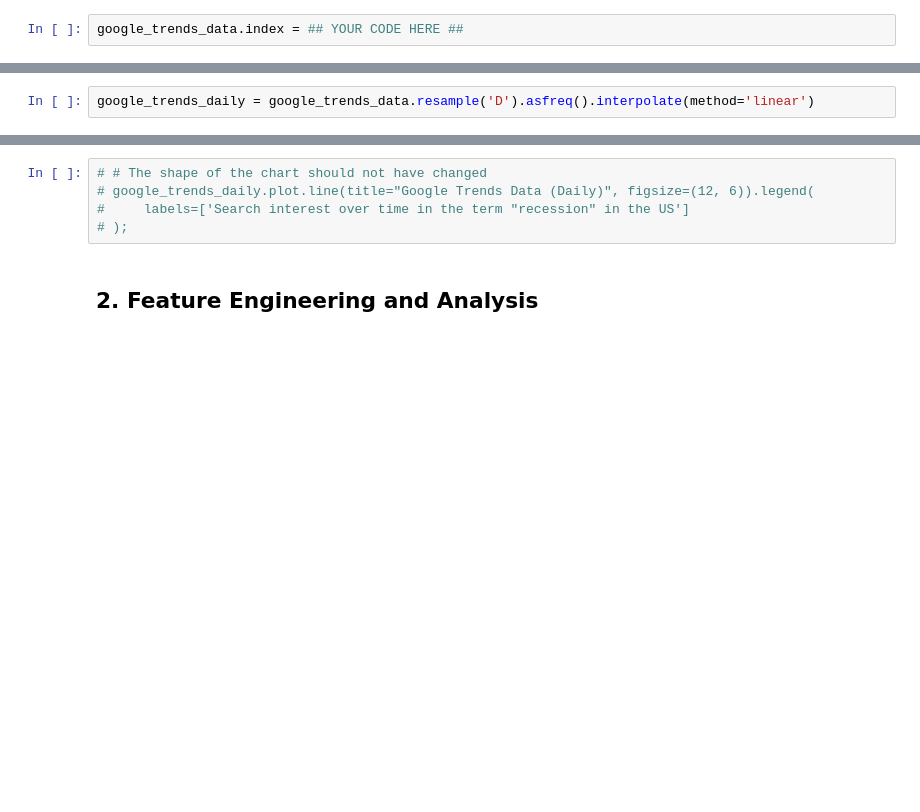
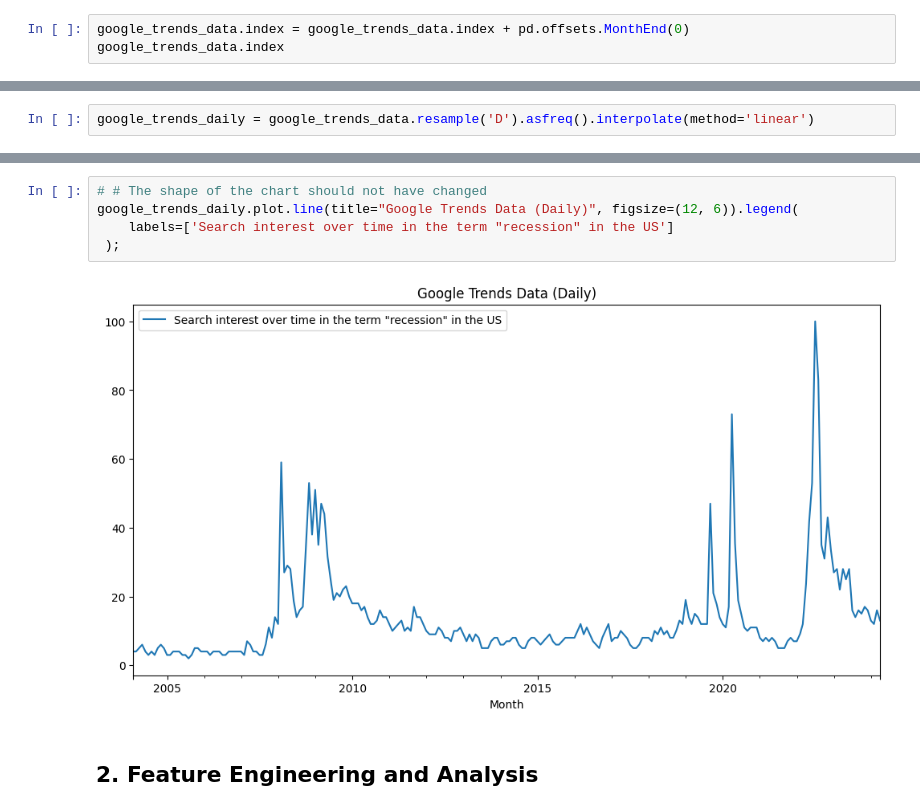
Before and after one commit to lienas/4_Classification_Model, a Jupyter notebook: project_starter.ipynb, the cells around one changed output, grey strips where cells are left out. Saved outputs shown, nothing was run; the diff lists cells and outputs as text; blank space fills up the shorter version.

```diff
--- a/project_starter.ipynb
+++ b/project_starter.ipynb
@@ -240,5 +240,6 @@ DatetimeIndex(['2004-01-01', '2004-02-01', '2004-03-01', '2004-04-01',
 We would have liked to assign the data points to the last day of the respective months, as this data would have been available at the _end_ of each period. Shift the index column of `google_trends_data` to do this.
 
 > Hint: You can use `pd.offsets.MonthEnd()` from Pandas.
-# %%
-google_trends_data.index = ## YOUR CODE HERE ##
+# %%
+google_trends_data.index = google_trends_data.index + pd.offsets.MonthEnd(0)
+google_trends_data.index
@@ -262,8 +291,10 @@ google_trends_daily = google_trends_data.resample('D').asfreq().interpolate(meth
 # %%
 # # The shape of the chart should not have changed
-# google_trends_daily.plot.line(title="Google Trends Data (Daily)", figsize=(12, 6)).legend(
-#     labels=['Search interest over time in the term "recession" in the US']
-# );
+google_trends_daily.plot.line(title="Google Trends Data (Daily)", figsize=(12, 6)).legend(
+    labels=['Search interest over time in the term "recession" in the US']
+ );
+# %% [output]
+[figure, added]
 # %% [markdown]
 ## 2. Feature Engineering and Analysis
 # %% [markdown]
```
Also changed, not shown: parts of 27 cells of this notebook.
